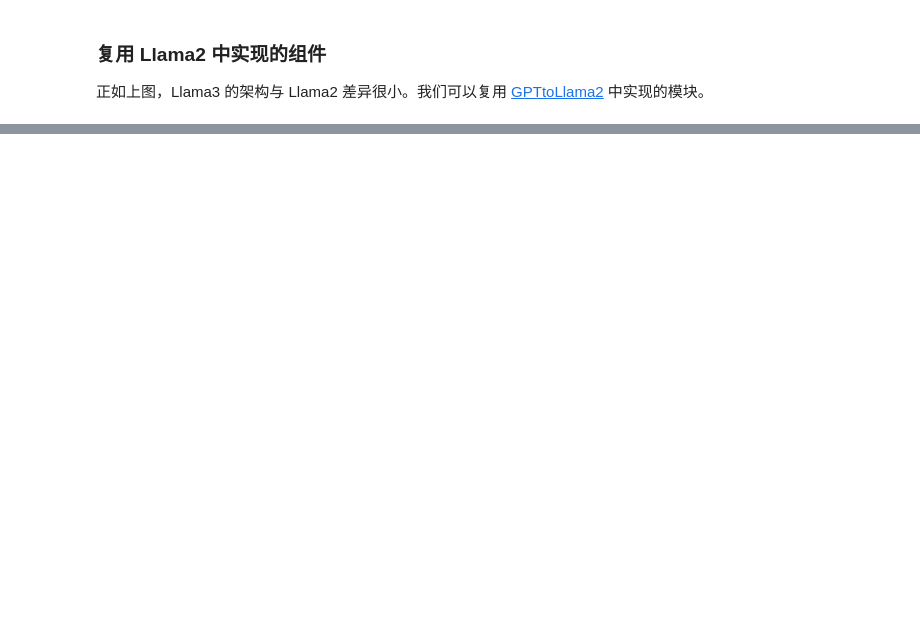
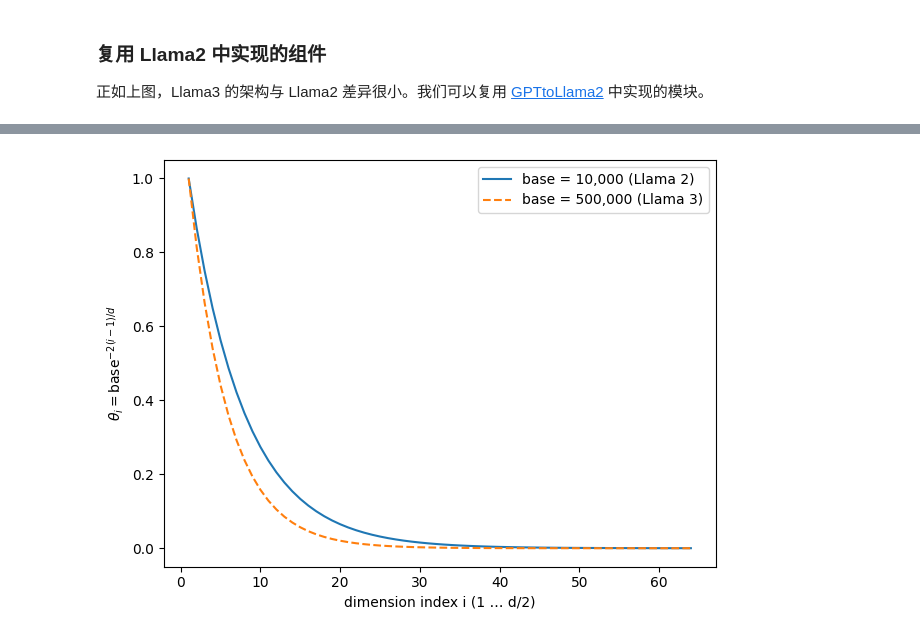
Before and after one commit to RainyTianyi/learn_Llama3, a Jupyter notebook: Llama2toLlama3.ipynb, the cells around one changed output, grey strips where cells are left out. Saved outputs shown, nothing was run; the diff lists cells and outputs as text; code cells hidden in the pictures; blank space fills up the shorter version.

```diff
--- a/Llama2toLlama3.ipynb
+++ b/Llama2toLlama3.ipynb
@@ -60,0 +108,21 @@ def import_from_notebook():
+# %%
+import matplotlib.pyplot as plt
+import torch
+# 假设 emb_dim = 128，看 64 组时的变化
+d = 128
+i = torch.arange(1, d // 2 + 1)
+
+base_llama2 = 10_000
+base_llama3 = 500_000
+
+theta_llama2 = base_llama2 ** (-2 * (i - 1) / d)
+theta_llama3 = base_llama3 ** (-2 * (i - 1) / d)
+
+plt.plot(i, theta_llama2, label="base = 10,000 (Llama 2)")
+plt.plot(i, theta_llama3, label="base = 500,000 (Llama 3)", ls="--")
+plt.xlabel("dimension index i (1 … d/2)")
+plt.ylabel(r"$\theta_i = \mathrm{base}^{-2(i-1)/d}$")
+plt.legend()
+plt.tight_layout()
+# %% [output]
+[figure, added]
```
Also changed, not shown: parts of 12 cells of this notebook.
